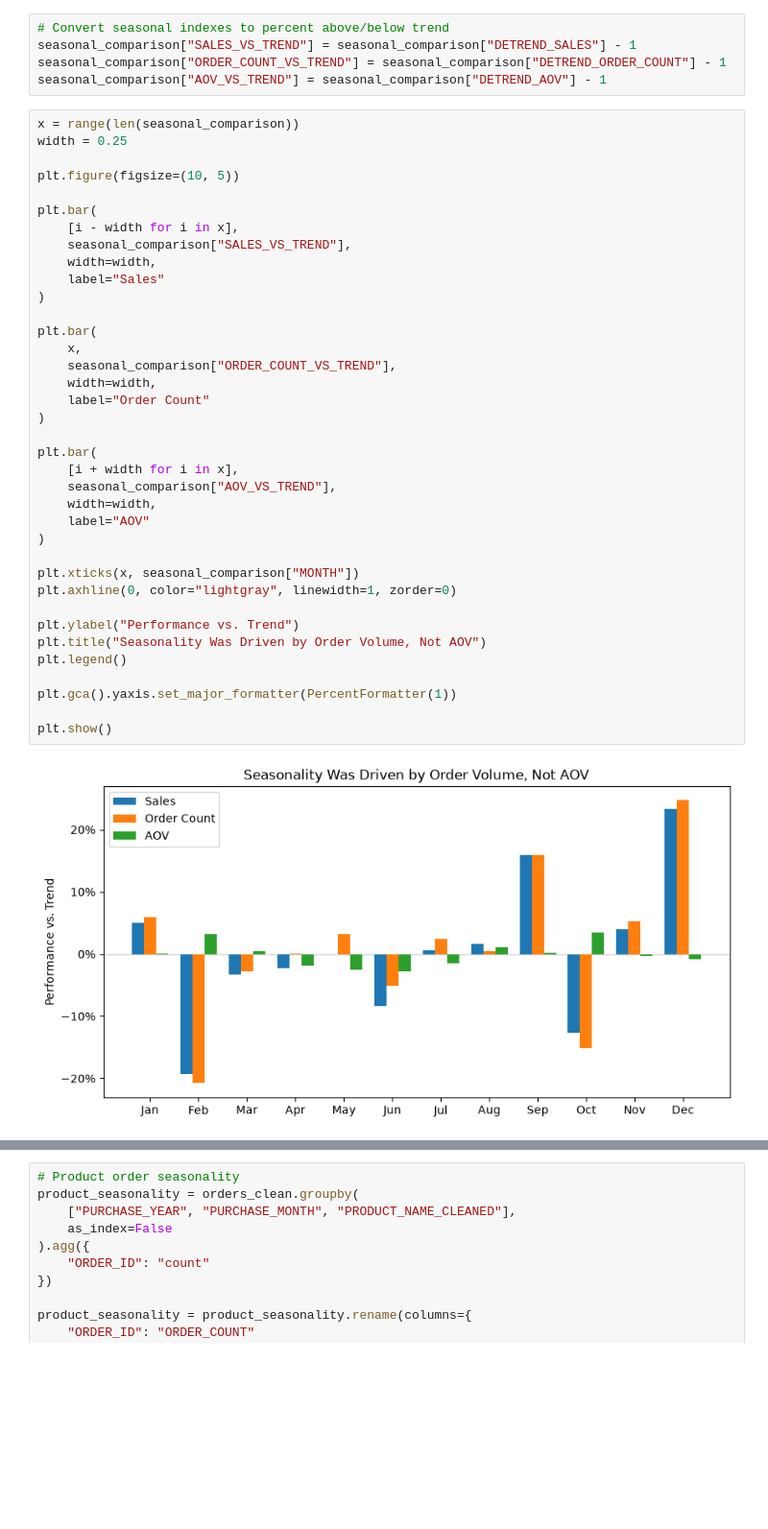
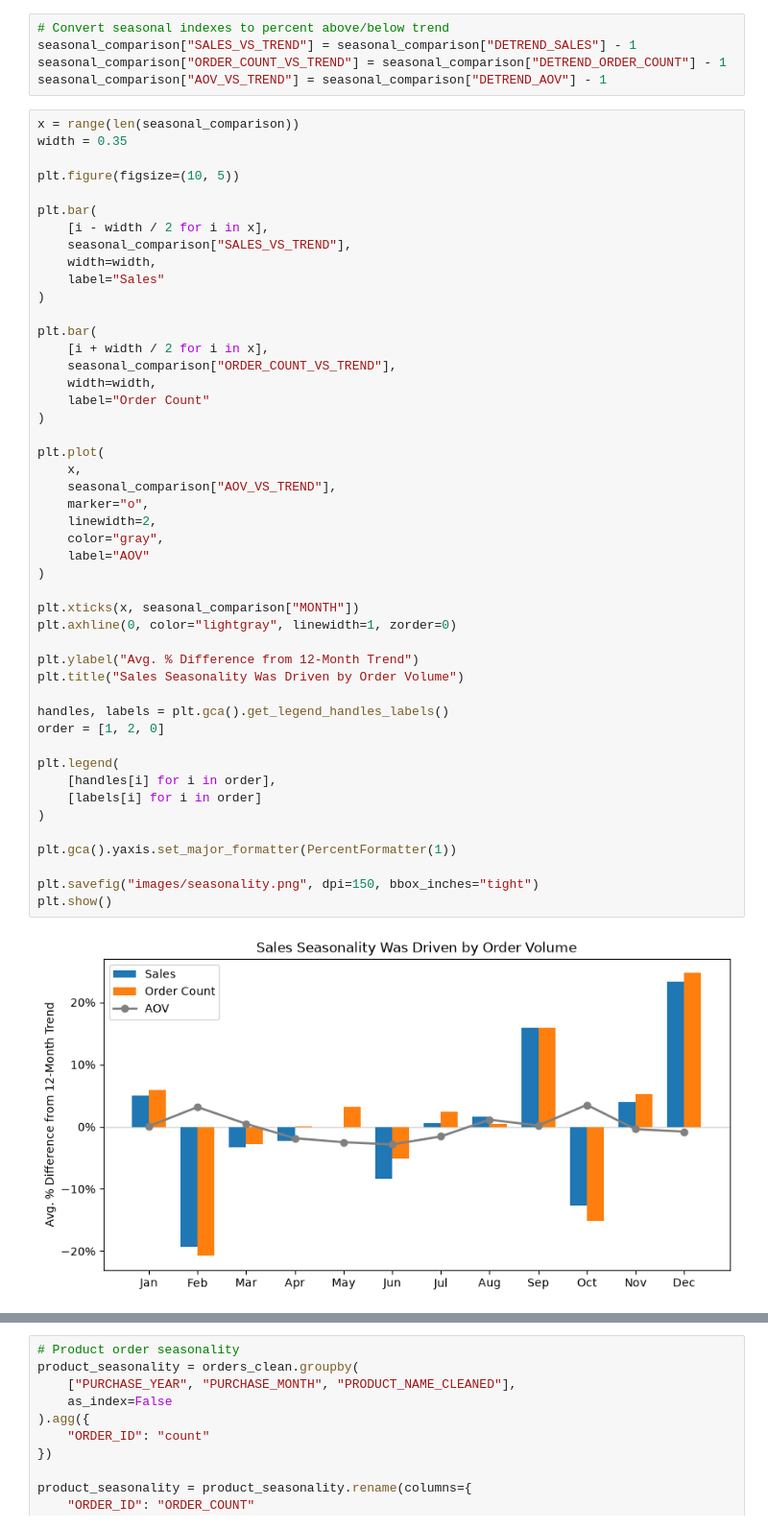
Before and after one commit to matthitch/elist_analysis, a Jupyter notebook: elist_analysis.ipynb, the cells around one changed output, grey strips where cells are left out. Shown at 96% size. Cells and saved outputs as stored; diff of their text form; blank space fills up the shorter version.

```diff
--- a/elist_analysis.ipynb
+++ b/elist_analysis.ipynb
@@ -664,41 +659,51 @@ seasonal_comparison["ORDER_COUNT_VS_TREND"] = seasonal_comparison["DETREND_ORDER
 seasonal_comparison["AOV_VS_TREND"] = seasonal_comparison["DETREND_AOV"] - 1
 # %%
 x = range(len(seasonal_comparison))
-width = 0.25
+width = 0.35
 
 plt.figure(figsize=(10, 5))
 
 plt.bar(
-    [i - width for i in x],
+    [i - width / 2 for i in x],
     seasonal_comparison["SALES_VS_TREND"],
     width=width,
     label="Sales"
 )
 
 plt.bar(
-    x,
+    [i + width / 2 for i in x],
     seasonal_comparison["ORDER_COUNT_VS_TREND"],
     width=width,
     label="Order Count"
 )
 
-plt.bar(
-    [i + width for i in x],
+plt.plot(
+    x,
     seasonal_comparison["AOV_VS_TREND"],
-    width=width,
+    marker="o",
+    linewidth=2,
+    color="gray",
     label="AOV"
 )
 
 plt.xticks(x, seasonal_comparison["MONTH"])
 plt.axhline(0, color="lightgray", linewidth=1, zorder=0)
 
-plt.ylabel("Performance vs. Trend")
-plt.title("Seasonality Was Driven by Order Volume, Not AOV")
-plt.legend()
+plt.ylabel("Avg. % Difference from 12-Month Trend")
+plt.title("Sales Seasonality Was Driven by Order Volume")
+
+handles, labels = plt.gca().get_legend_handles_labels()
+order = [1, 2, 0]
+
+plt.legend(
+    [handles[i] for i in order],
+    [labels[i] for i in order]
+)
 
 plt.gca().yaxis.set_major_formatter(PercentFormatter(1))
 
+plt.savefig("images/seasonality.png", dpi=150, bbox_inches="tight")
 plt.show()
 # %% [output]
-[figure, old version]
+[figure, new version]
 # %% [markdown]
```
Also changed, not shown: parts of 18 cells of this notebook, 1 other file.
